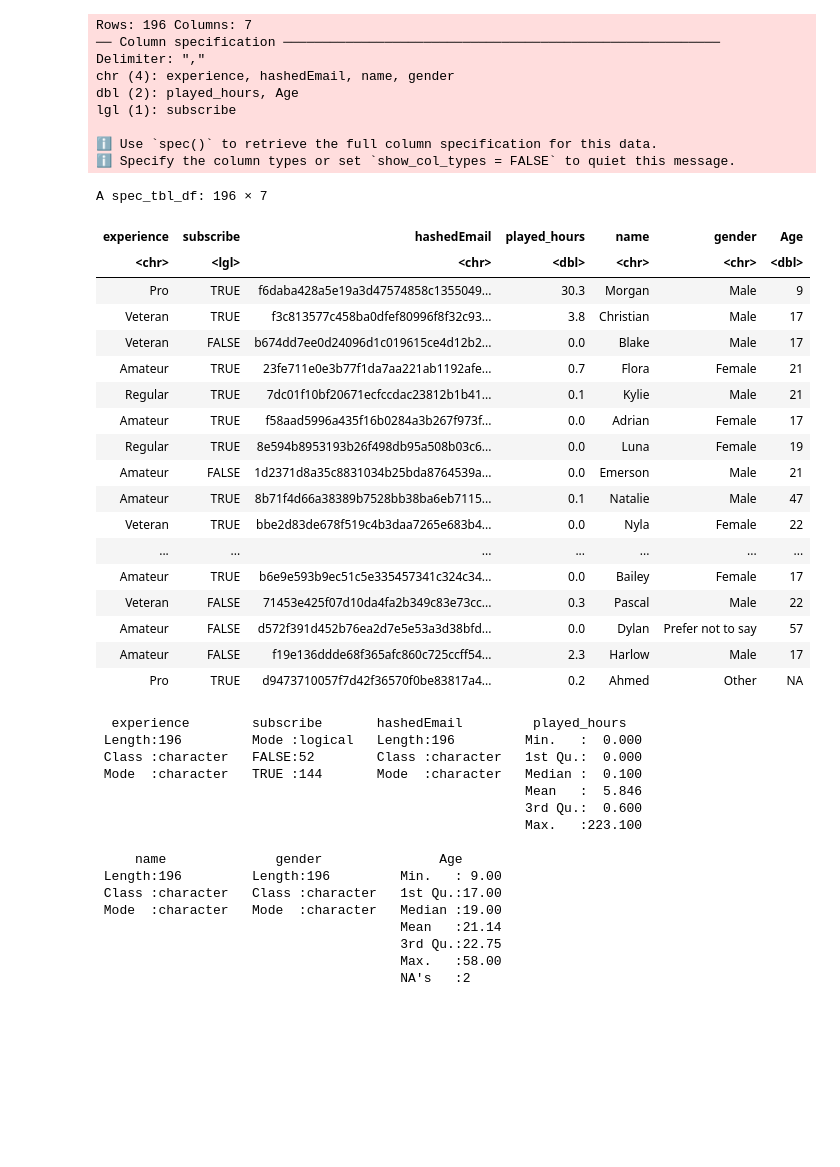
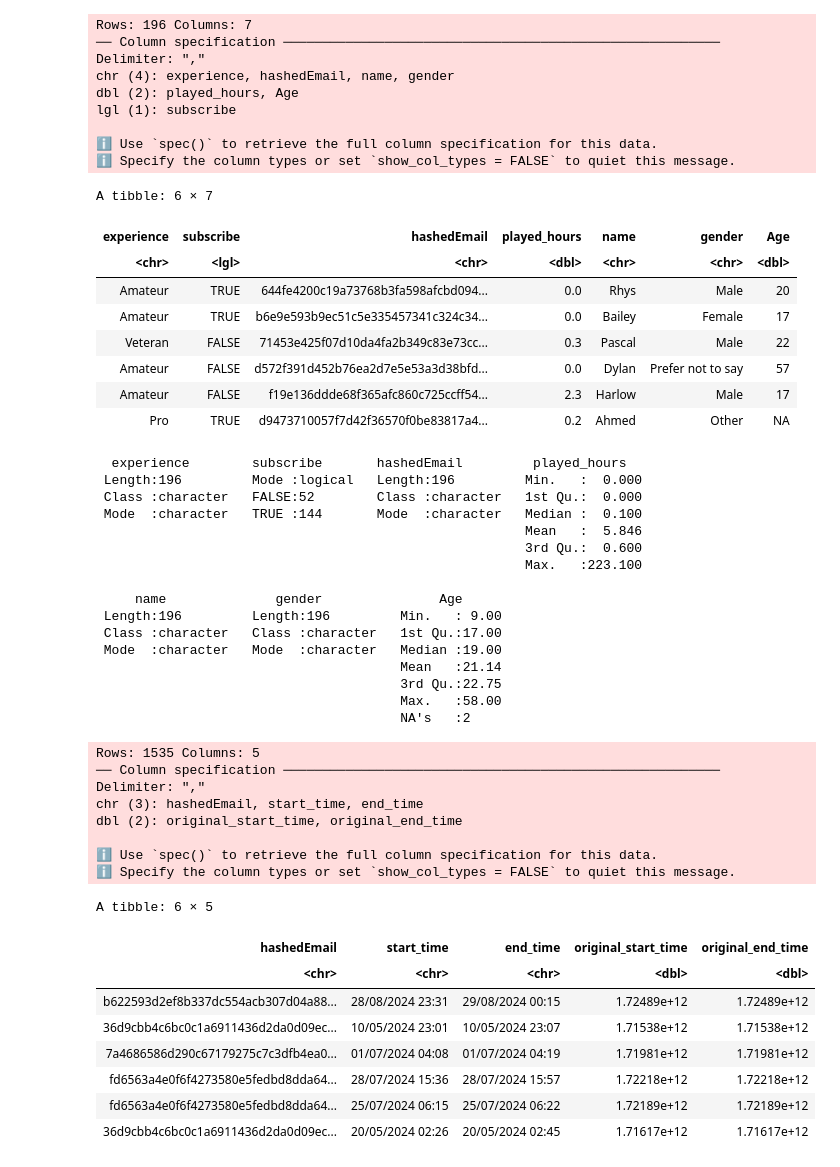
Before and after one commit to dvnguyen09/28_project_planning, a Jupyter notebook: worknotebook.ipynb, the cells around one changed output. Saved outputs shown, nothing was run; the diff lists cells and outputs as text; code cells hidden in the pictures; blank space fills up the shorter version.

```diff
--- a/worknotebook.ipynb
+++ b/worknotebook.ipynb
@@ -3,31 +23,24 @@ library(tidyverse)
 # %%
 players <- read_csv("data/players.csv")
-players
+tail(players)
 summary(players)
+
+sessions <- read_csv("data/sessions.csv")
+tail(sessions)
 # %% [output]
 Rows: 196 Columns: 7
 ── Column specification ────────────────────────────────────────────────────────
 Delimiter: ","
 chr (4): experience, hashedEmail, name, gender
 dbl (2): played_hours, Age
 lgl (1): subscribe
 
 ℹ Use `spec()` to retrieve the full column specification for this data.
 ℹ Specify the column types or set `show_col_types = FALSE` to quiet this message.
-A spec_tbl_df: 196 × 7
+A tibble: 6 × 7
 | experience | subscribe | hashedEmail | played_hours | name | gender | Age |
 | <chr> | <lgl> | <chr> | <dbl> | <chr> | <chr> | <dbl> |
-| Pro | TRUE | f6daba428a5e19a3d47574858c1355049... | 30.3 | Morgan | Male | 9 |
-| Veteran | TRUE | f3c813577c458ba0dfef80996f8f32c93... | 3.8 | Christian | Male | 17 |
-| Veteran | FALSE | b674dd7ee0d24096d1c019615ce4d12b2... | 0.0 | Blake | Male | 17 |
-| Amateur | TRUE | 23fe711e0e3b77f1da7aa221ab1192afe... | 0.7 | Flora | Female | 21 |
-| Regular | TRUE | 7dc01f10bf20671ecfccdac23812b1b41... | 0.1 | Kylie | Male | 21 |
-| Amateur | TRUE | f58aad5996a435f16b0284a3b267f973f... | 0.0 | Adrian | Female | 17 |
-| Regular | TRUE | 8e594b8953193b26f498db95a508b03c6... | 0.0 | Luna | Female | 19 |
-| Amateur | FALSE | 1d2371d8a35c8831034b25bda8764539a... | 0.0 | Emerson | Male | 21 |
-| Amateur | TRUE | 8b71f4d66a38389b7528bb38ba6eb7115... | 0.1 | Natalie | Male | 47 |
-| Veteran | TRUE | bbe2d83de678f519c4b3daa7265e683b4... | 0.0 | Nyla | Female | 22 |
-| ... | ... | ... | ... | ... | ... | ... |
+| Amateur | TRUE | 644fe4200c19a73768b3fa598afcbd094... | 0.0 | Rhys | Male | 20 |
 | Amateur | TRUE | b6e9e593b9ec51c5e335457341c324c34... | 0.0 | Bailey | Female | 17 |
 | Veteran | FALSE | 71453e425f07d10da4fa2b349c83e73cc... | 0.3 | Pascal | Male | 22 |
 | Amateur | FALSE | d572f391d452b76ea2d7e5e53a3d38bfd... | 0.0 | Dylan | Prefer not to say | 57 |
@@ -49,4 +62,21 @@ A spec_tbl_df: 196 × 7
                                        3rd Qu.:22.75
                                        Max.   :58.00
                                        NA's   :2
+Rows: 1535 Columns: 5
+── Column specification ────────────────────────────────────────────────────────
+Delimiter: ","
+chr (3): hashedEmail, start_time, end_time
+dbl (2): original_start_time, original_end_time
+
+ℹ Use `spec()` to retrieve the full column specification for this data.
+ℹ Specify the column types or set `show_col_types = FALSE` to quiet this message.
+A tibble: 6 × 5
+| hashedEmail | start_time | end_time | original_start_time | original_end_time |
+| <chr> | <chr> | <chr> | <dbl> | <dbl> |
+| b622593d2ef8b337dc554acb307d04a88... | 28/08/2024 23:31 | 29/08/2024 00:15 | 1.72489e+12 | 1.72489e+12 |
+| 36d9cbb4c6bc0c1a6911436d2da0d09ec... | 10/05/2024 23:01 | 10/05/2024 23:07 | 1.71538e+12 | 1.71538e+12 |
+| 7a4686586d290c67179275c7c3dfb4ea0... | 01/07/2024 04:08 | 01/07/2024 04:19 | 1.71981e+12 | 1.71981e+12 |
+| fd6563a4e0f6f4273580e5fedbd8dda64... | 28/07/2024 15:36 | 28/07/2024 15:57 | 1.72218e+12 | 1.72218e+12 |
+| fd6563a4e0f6f4273580e5fedbd8dda64... | 25/07/2024 06:15 | 25/07/2024 06:22 | 1.72189e+12 | 1.72189e+12 |
+| 36d9cbb4c6bc0c1a6911436d2da0d09ec... | 20/05/2024 02:26 | 20/05/2024 02:45 | 1.71617e+12 | 1.71617e+12 |
 # %% [markdown]
```
Also changed, not shown: parts of 12 cells of this notebook.
